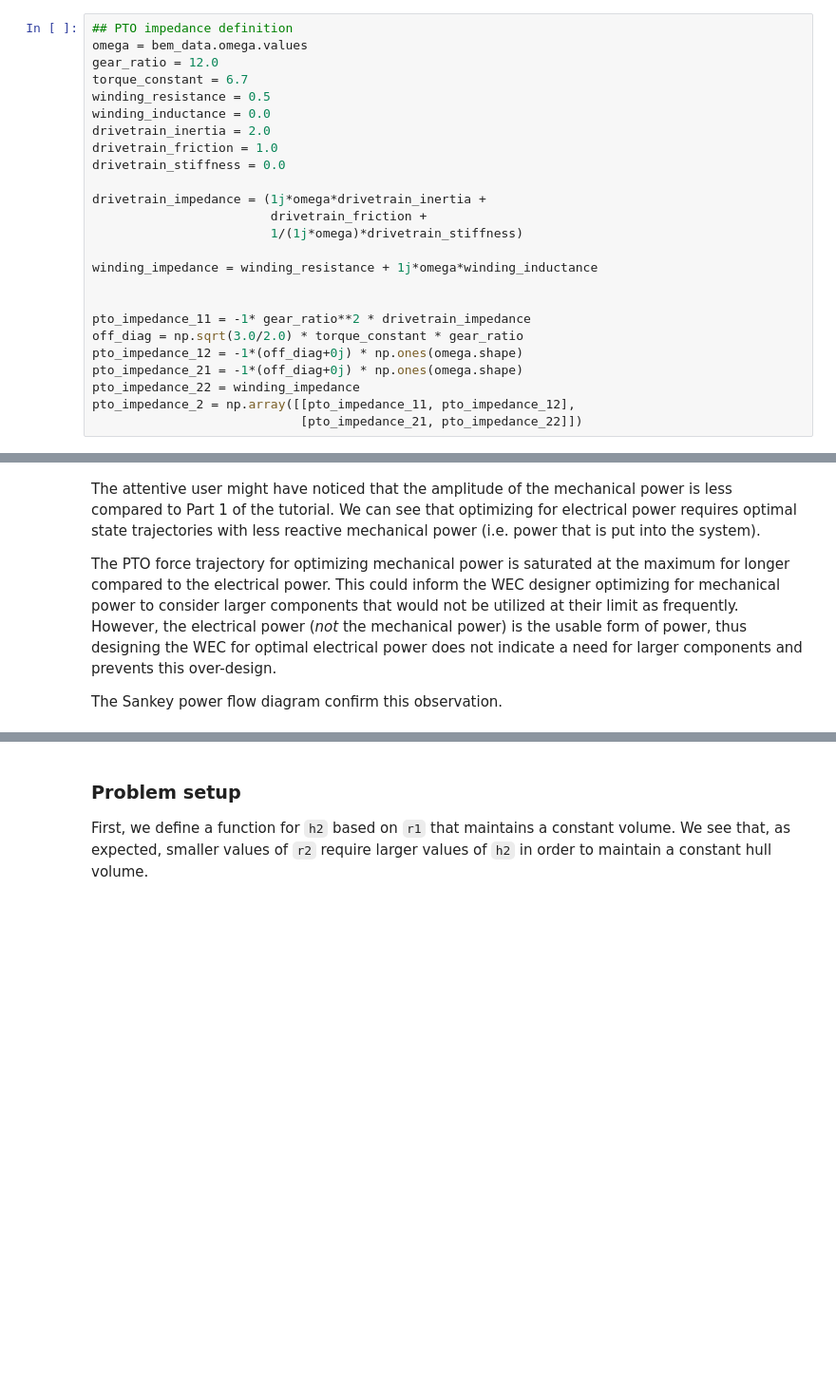
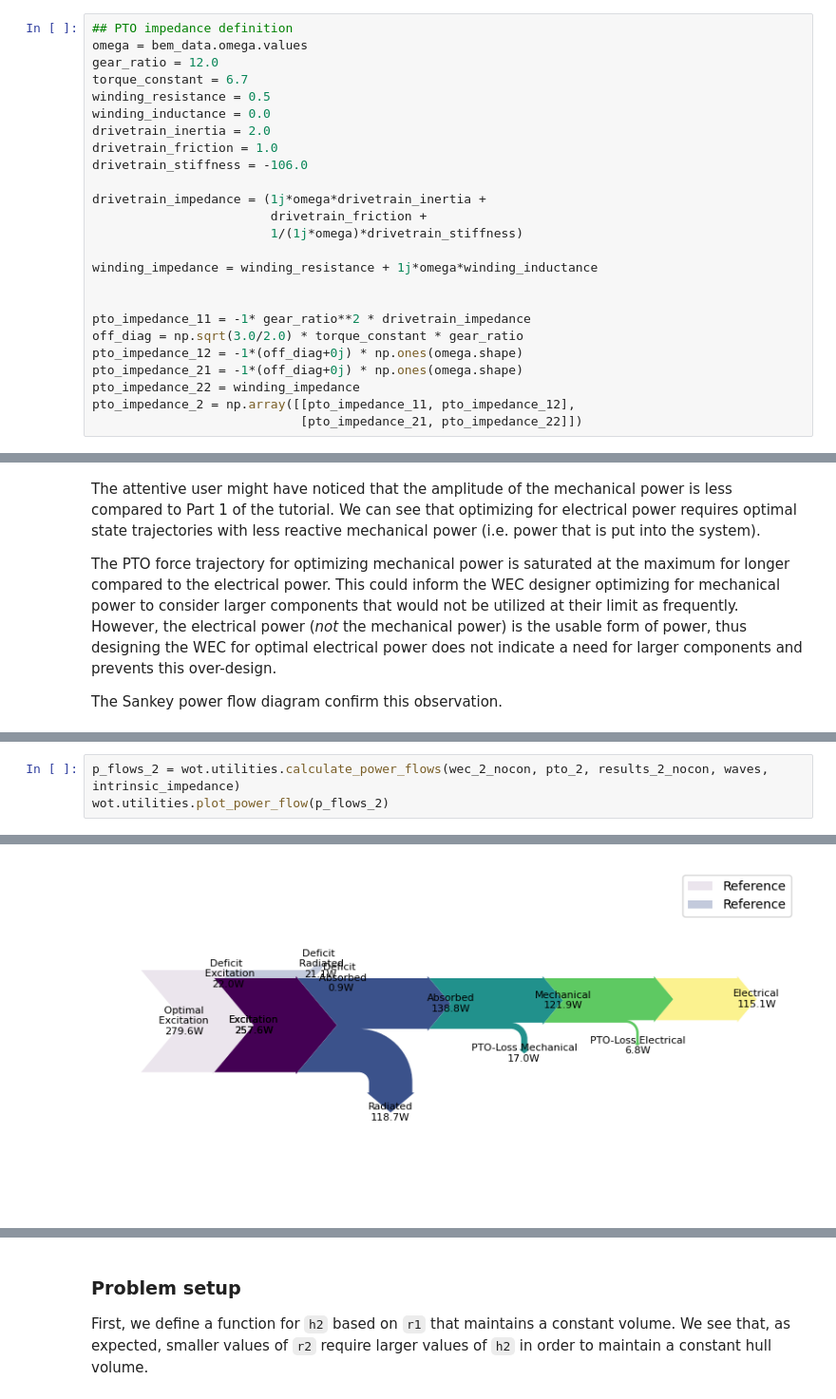
Before and after one commit to dtgaebe/WecOptTool, a Jupyter notebook: examples/tutorial_1_WaveBot.ipynb, the cells around one changed output, grey strips where cells are left out. Shown: that part at 95% size. Cells and saved outputs as stored; diff of their text form; blank space fills up the shorter version.

```diff
--- a/examples/tutorial_1_WaveBot.ipynb
+++ b/examples/tutorial_1_WaveBot.ipynb
@@ -368,7 +427,7 @@ winding_resistance = 0.5
 winding_inductance = 0.0
 drivetrain_inertia = 2.0
 drivetrain_friction = 1.0
-drivetrain_stiffness = 0.0
+drivetrain_stiffness = -106.0
 
 drivetrain_impedance = (1j*omega*drivetrain_inertia +
                         drivetrain_friction +
@@ -492,0 +575,4 @@ wot.utilities.plot_power_flow(p_flows_2)
+# %%
+p_flows_2 = wot.utilities.calculate_power_flows(wec_2_nocon, pto_2, results_2_nocon, waves, intrinsic_impedance)
+wot.utilities.plot_power_flow(p_flows_2)
+# %% [output]
@@ -492,0 +581 @@ wot.utilities.plot_power_flow(p_flows_2)
+[figure, added]
```
Also changed, not shown: parts of 20 cells of this notebook, 24 other files.
